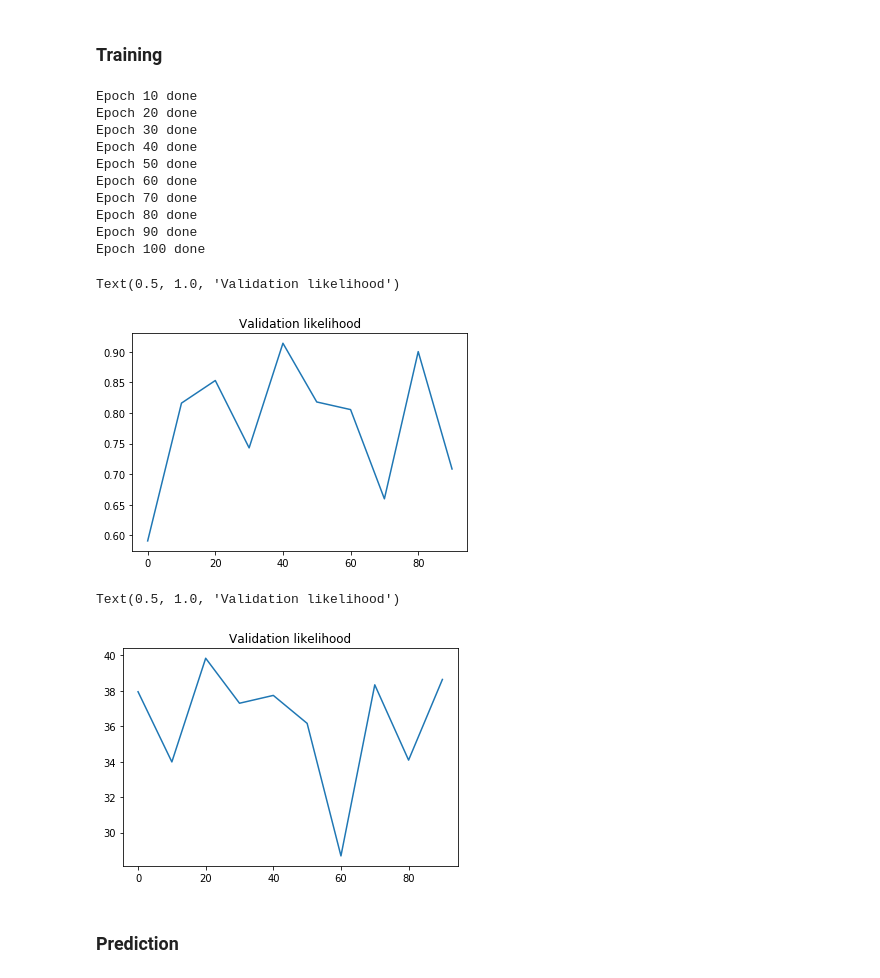
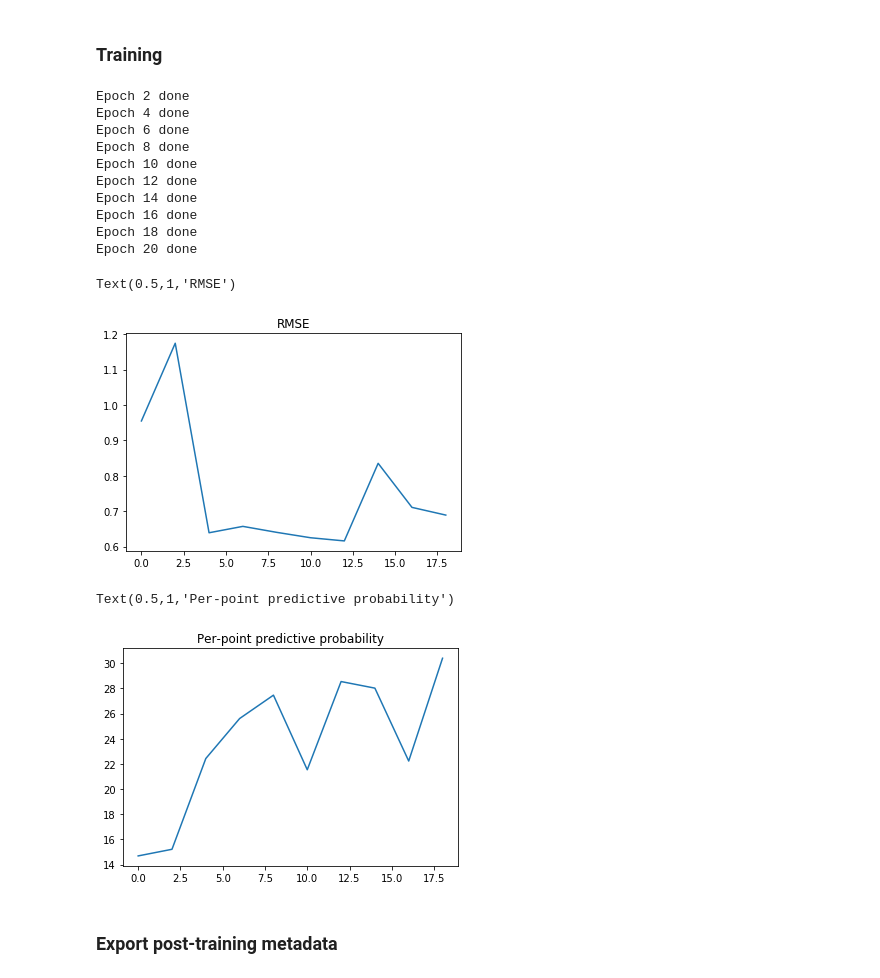
Before and after one commit to jiwoncpark/fast-forward, a Jupyter notebook: train_object_emulator.ipynb, the cells around one changed output. Cells and saved outputs as stored; diff of their text form; code cells hidden in the pictures.

```diff
--- a/train_object_emulator.ipynb
+++ b/train_object_emulator.ipynb
@@ -24,13 +26,13 @@ args = json.load(open("args.txt"))
 ### Data I/O
 # %%
 from derp_data import DerpData
-from torch.utils.data import DataLoader
+import itertools
 
 # X base columns
 truth_cols = list('ugriz') + ['y_truth', 'ra_truth', 'dec_truth', 'redshift', 'star',]
 truth_cols += ['size_bulge_true', 'size_minor_bulge_true', 'ellipticity_1_bulge_true', 'ellipticity_2_bulge_true', 'bulge_to_total_ratio_i']
 truth_cols += ['size_disk_true', 'size_minor_disk_true', 'ellipticity_1_disk_true', 'ellipticity_2_disk_true',]
-opsim_cols = ['m5_flux', 'PSF_sigma2', 'filtSkyBrightness_flux', 'airmass']
+opsim_cols = ['m5_flux', 'PSF_sigma2', 'filtSkyBrightness_flux', 'airmass', 'n_obs']
 # Y base columns
 drp_cols = ['x', 'y_obs', 'ra_obs', 'dec_obs', 'Ixx', 'Ixy', 'Iyy', 'IxxPSF', 'IxyPSF', 'IyyPSF',] #'extendedness',]
 drp_cols_prefix = ['cModelFlux_', 'psFlux_']
@@ -39,8 +41,8 @@ drp_cols += [t[0] + t[1] for t in list(itertools.product(drp_cols_prefix, list('
 drp_cols += [t[1] + t[0] for t in list(itertools.product(drp_cols_suffix, list('ugrizy')))]
 
 # Define dataset
-data = DerpData(data_path=args['data_path'], X_base_cols=truth_cols + opsim_cols, Y_base_cols=drp_cols, train_frac=args['train_frac'],
-                    ignore_null_rows=True, verbose=args['verbose'], save_to_disk=False)
+data = DerpData(data_path='raw_data/obj_master.csv', X_base_cols=truth_cols + opsim_cols, Y_base_cols=drp_cols,
+                verbose=args['verbose'], ignore_null_rows=True, save_to_disk=True)
 X_cols = data.X_cols
 Y_cols = data.Y_cols
 X_cat_mapping = data.X_cat_mapping
@@ -84,6 +87,10 @@ torch.Size([1000, 34])
 from models import ConcreteDense
 
 length_scale = args['l']
-wr = length_scale**2.0/n_train
-dr = 2.0/n_train
-model = ConcreteDense(X_dim, Y_dim, args['n_features'], wr, dr)
+wr = length_scale**2.0/data.n_train
+dr = 2.0/data.n_train
+model = ConcreteDense(data.X_dim, data.Y_dim, args['n_features'], wr, dr)
+
+print("Model's state_dict:")
+for param_tensor in model.state_dict():
+    print(param_tensor, "\t", model.state_dict()[param_tensor].size())
@@ -94,37 +118,35 @@ from optim import fit_model
 
 X_val = data.X[data.val_indices, :]
 Y_val = data.Y[data.val_indices, :]
-model, pppp, rmse = fit_model(model, args['n_epochs'], train_loader, val_loader, n_val,
+model, pppp, rmse = fit_model(model, args['n_epochs'], train_loader, val_loader, n_val=data.n_val,
                              device=device, logging_interval=args['logging_interval'],
-                             X_val=X_val, Y_val=Y_val, n_MC=args['n_MC'])
+                             X_val=X_val, Y_val=Y_val, n_MC=args['n_MC'], run_id=args['run_id'])
 # %% [output]
+Epoch 2 done
+Epoch 4 done
+Epoch 6 done
+Epoch 8 done
 Epoch 10 done
+Epoch 12 done
+Epoch 14 done
+Epoch 16 done
+Epoch 18 done
 Epoch 20 done
-Epoch 30 done
-Epoch 40 done
-Epoch 50 done
-Epoch 60 done
-Epoch 70 done
-Epoch 80 done
-Epoch 90 done
-Epoch 100 done
 # %%
 import matplotlib.pyplot as plt
 %matplotlib inline
 plt.plot(np.arange(0, args['n_epochs'], args['logging_interval']),
          rmse)
-plt.title("Validation likelihood")
+plt.title("RMSE")
 # %% [output]
-Text(0.5, 1.0, 'Validation likelihood')
+Text(0.5,1,'RMSE')
-[figure, old version]
+[figure, new version]
 # %%
 import matplotlib.pyplot as plt
 %matplotlib inline
 plt.plot(np.arange(0, args['n_epochs'], args['logging_interval']),
          pppp)
-plt.title("Validation likelihood")
+plt.title("Per-point predictive probability")
 # %% [output]
-Text(0.5, 1.0, 'Validation likelihood')
+Text(0.5,1,'Per-point predictive probability')
-[figure, old version]
+[figure, new version]
-# %% [markdown]
-### Prediction
@@ -141,0 +153,2 @@ data.export_metadata_for_eval()
+# %% [markdown]
+### Export post-training metadata
```
Also changed, not shown: parts of 8 cells of this notebook, 4 other files.
